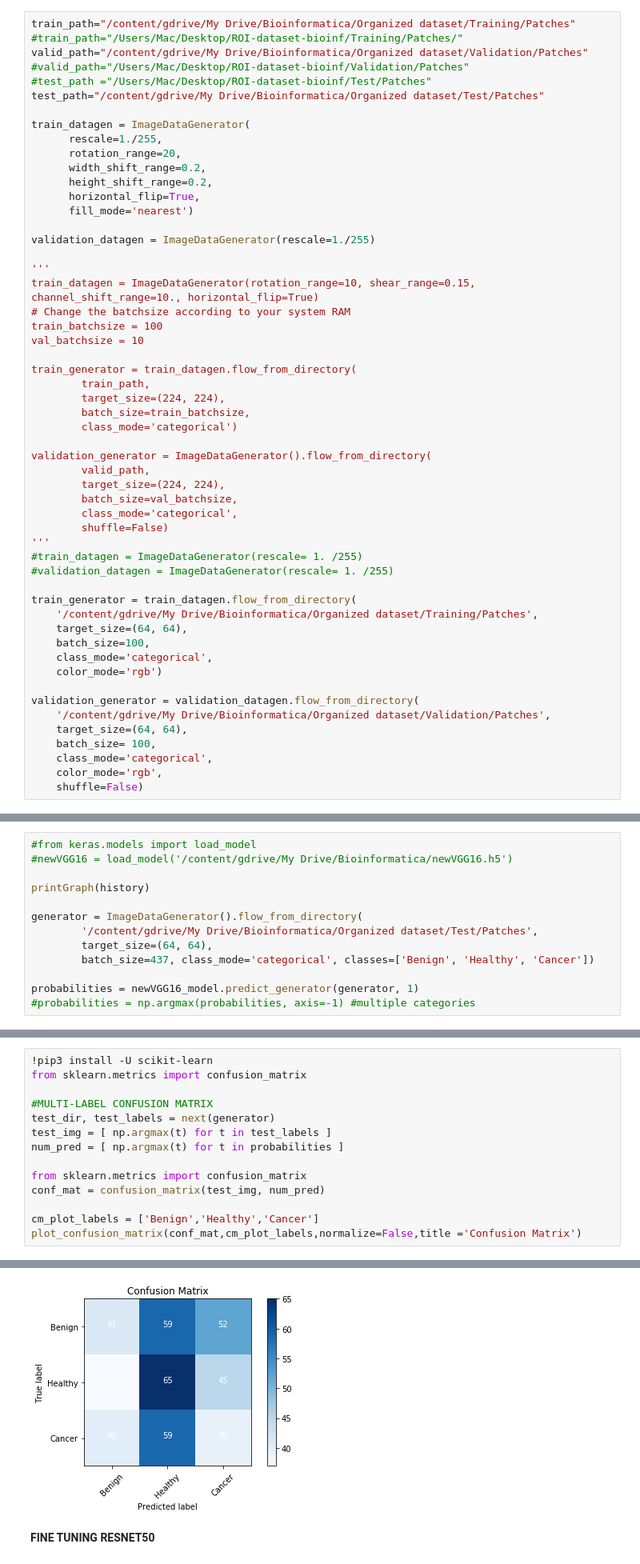
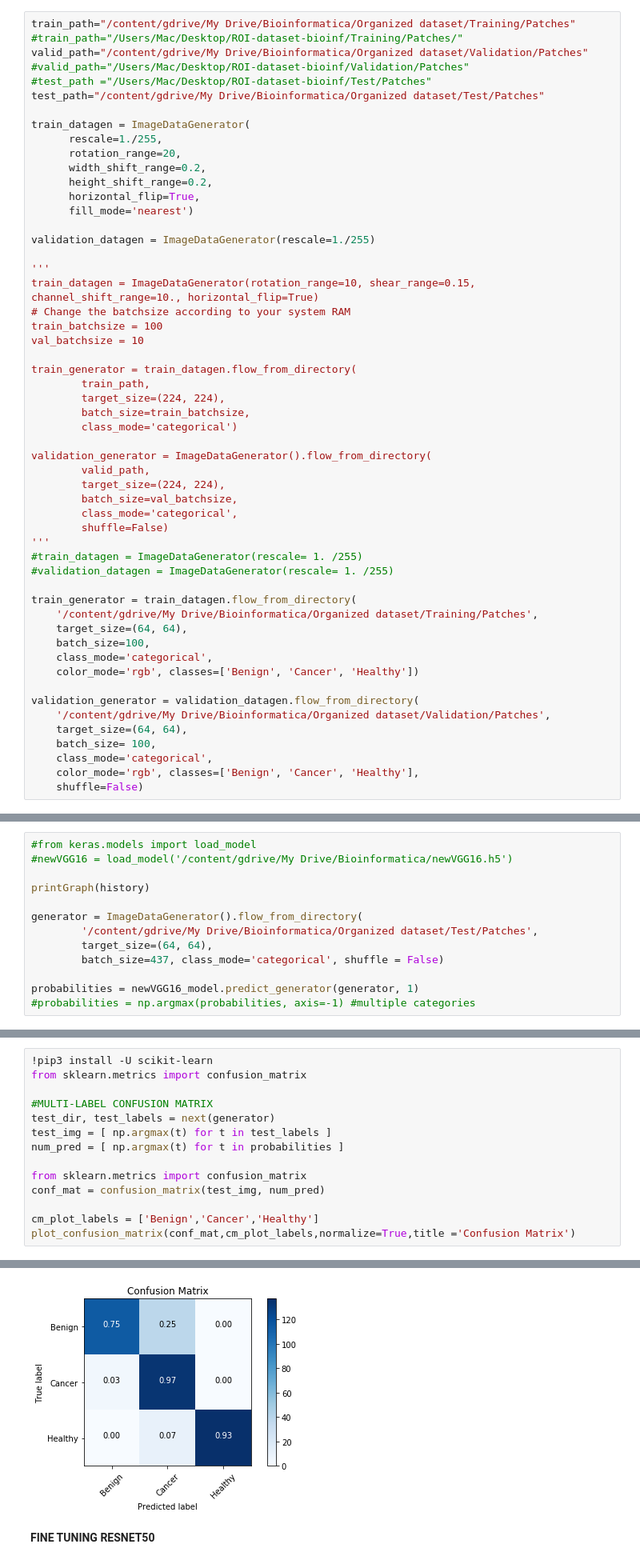
Before and after one commit to Marel88/Bioinfo_7_1, a Jupyter notebook: Bio_training.ipynb, the cells around one changed output, grey strips where cells are left out. Shown at 80% size. Saved outputs shown, nothing was run; the diff lists cells and outputs as text.

Commit message:
Updated good confusion matrix results for second fine tuning of VGG16

```diff
--- a/Bio_training.ipynb
+++ b/Bio_training.ipynb
@@ -879,14 +879,14 @@ train_generator = train_datagen.flow_from_directory(
     target_size=(64, 64),
     batch_size=100,
     class_mode='categorical',
-    color_mode='rgb')
+    color_mode='rgb', classes=['Benign', 'Cancer', 'Healthy'])
 
 validation_generator = validation_datagen.flow_from_directory(
     '/content/gdrive/My Drive/Bioinformatica/Organized dataset/Validation/Patches',
     target_size=(64, 64),
     batch_size= 100,
     class_mode='categorical',
-    color_mode='rgb',
+    color_mode='rgb', classes=['Benign', 'Cancer', 'Healthy'],
     shuffle=False)
 # %% [output]
 Found 2746 images belonging to 3 classes.
@@ -957,7 +957,7 @@ printGraph(history)
 generator = ImageDataGenerator().flow_from_directory(
         '/content/gdrive/My Drive/Bioinformatica/Organized dataset/Test/Patches',
         target_size=(64, 64),
-        batch_size=437, class_mode='categorical', classes=['Benign', 'Healthy', 'Cancer'])
+        batch_size=437, class_mode='categorical', shuffle = False)
 
 probabilities = newVGG16_model.predict_generator(generator, 1)
 #probabilities = np.argmax(probabilities, axis=-1) #multiple categories
@@ -1008,8 +1008,8 @@ num_pred = [ np.argmax(t) for t in probabilities ]
 from sklearn.metrics import confusion_matrix
 conf_mat = confusion_matrix(test_img, num_pred)
 
-cm_plot_labels = ['Benign','Healthy','Cancer']
-plot_confusion_matrix(conf_mat,cm_plot_labels,normalize=False,title ='Confusion Matrix')
+cm_plot_labels = ['Benign','Cancer','Healthy']
+plot_confusion_matrix(conf_mat,cm_plot_labels,normalize=True,title ='Confusion Matrix')
 # %% [output]
 Requirement already up-to-date: scikit-learn in /usr/local/lib/python3.6/dist-packages (0.20.3)
 Requirement already satisfied, skipping upgrade: scipy>=0.13.3 in /usr/local/lib/python3.6/dist-packages (from scikit-learn) (1.2.1)
@@ -1021,4 +1021,4 @@ Confusion matrix, without normalization
-[figure, old version]
+[figure, new version]
 # %% [markdown]
 **FINE TUNING RESNET50**
 # %%
```
Also changed, not shown: parts of 5 cells of this notebook.
